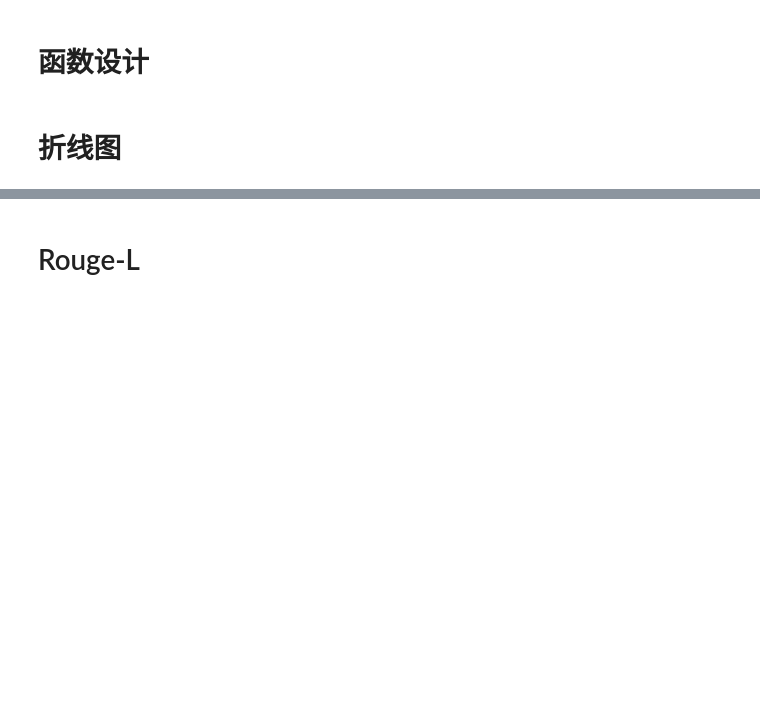
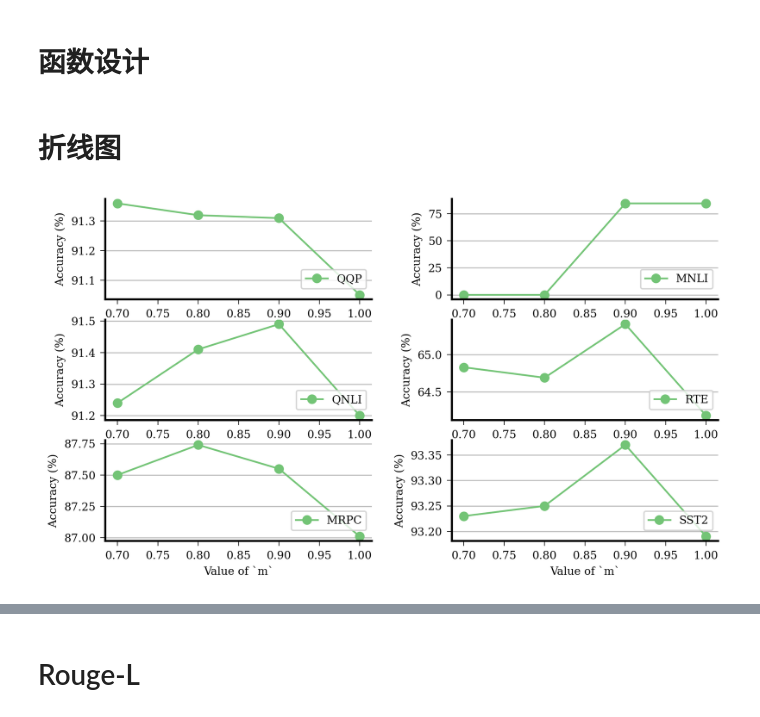
Before and after one commit to JJVVVV/toolkit_pkg, a Jupyter notebook: debug.ipynb, the cells around one changed output, grey strips where cells are left out. Cells and saved outputs as stored; diff of their text form; code cells hidden in the pictures; blank space fills up the shorter version.

```diff
--- a/debug.ipynb
+++ b/debug.ipynb
@@ -624,3 +624,19 @@ plt.show()
 fig.savefig("function.eps", format='eps', bbox_inches='tight', dpi=300)
 # %% [markdown]
 # 折线图
+# %%
+from toolkit.utils.draw import LineChart
+
+lc = LineChart(3, 2)
+
+x = [[((0.7, 0.8, 0.9, 1.0),) for _ in range(2)] for _ in range(3)]
+y = [
+    [((91.36, 91.32, 91.31, 91.05),), ((0, 0, 84.52, 84.51),)],
+    [((91.24, 91.41, 91.49, 91.20),), ((64.83, 64.69, 65.41, 64.18),)],
+    [((87.50, 87.75, 87.55, 87.01),), ((93.23, 93.25, 93.37, 93.19),)],
+]
+line_label = [[("QQP",), ("MNLI",)], [("QNLI",), ("RTE",)], [("MRPC",), ("SST2",)]]
+
+lc.draw(x, y, "Value of `m`", "Accuracy (%)", line_label)
+# %% [output]
+[figure, added]
```
Also changed, not shown: parts of 3 cells of this notebook, 3 other files.
